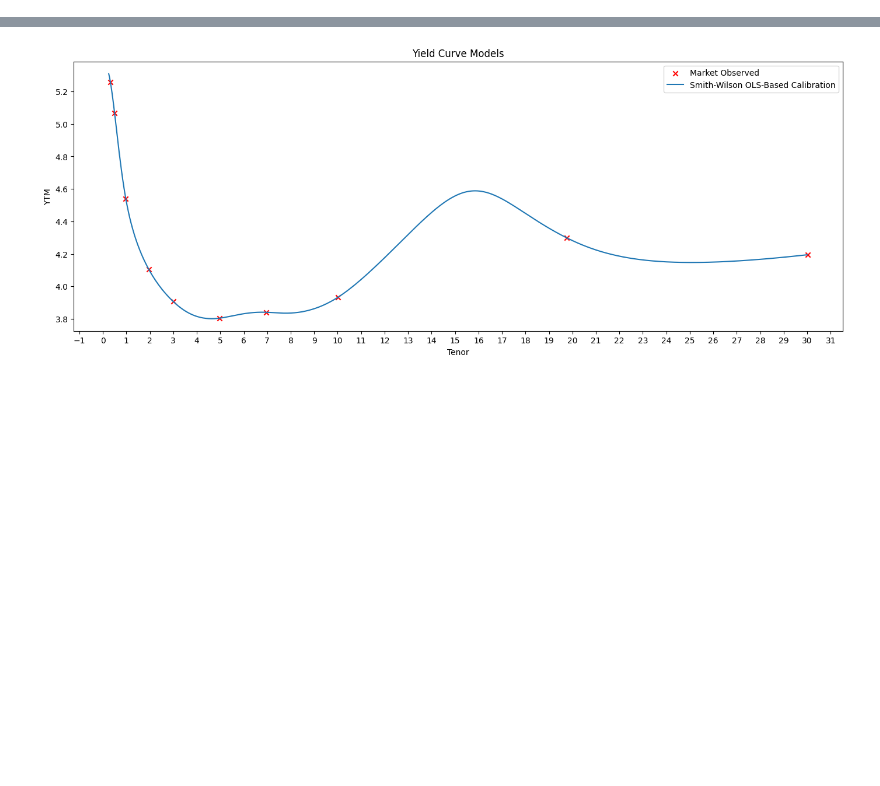
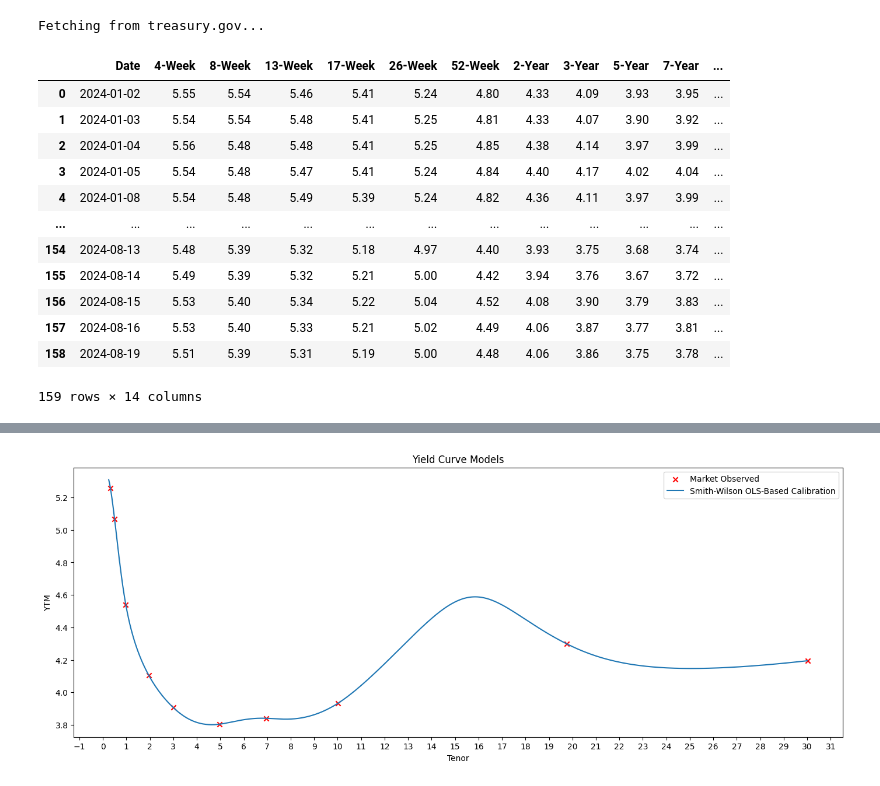
Before and after one commit to cleeclee123/Curvy-CUSIPs, a Jupyter notebook: temp.ipynb, the cells around one changed output, grey strips where cells are left out. Cells and saved outputs as stored; diff of their text form; code cells hidden in the pictures; blank space fills up the shorter version.

Commit message:
historical data fetching

```diff
--- a/temp.ipynb
+++ b/temp.ipynb
@@ -128,2 +139,26 @@ ct_df
+# %%
+cmt_yields_df = cusip_curve_builder.get_historical_cmt_yields(
+    start_date=datetime(2024, 1, 1),
+    end_date=datetime(2024, 8, 19),
+    use_treasury_par=True,
+    treasury_data_dir=r"C:\Users\chris\Curvy-CUSIPs\server\data\treasury",
+    # apply_long_term_extrapolation_factor=True,
+)
+cmt_yields_df
+# %% [output]
+Fetching from treasury.gov...
+|  | Date | 4-Week | 8-Week | 13-Week | 17-Week | 26-Week | 52-Week | 2-Year | 3-Year | 5-Year | 7-Year | ... |
+| 0 | 2024-01-02 | 5.55 | 5.54 | 5.46 | 5.41 | 5.24 | 4.80 | 4.33 | 4.09 | 3.93 | 3.95 | ... |
+| 1 | 2024-01-03 | 5.54 | 5.54 | 5.48 | 5.41 | 5.25 | 4.81 | 4.33 | 4.07 | 3.90 | 3.92 | ... |
+| 2 | 2024-01-04 | 5.56 | 5.48 | 5.48 | 5.41 | 5.25 | 4.85 | 4.38 | 4.14 | 3.97 | 3.99 | ... |
+| 3 | 2024-01-05 | 5.54 | 5.48 | 5.47 | 5.41 | 5.24 | 4.84 | 4.40 | 4.17 | 4.02 | 4.04 | ... |
+| 4 | 2024-01-08 | 5.54 | 5.48 | 5.49 | 5.39 | 5.24 | 4.82 | 4.36 | 4.11 | 3.97 | 3.99 | ... |
+| ... | ... | ... | ... | ... | ... | ... | ... | ... | ... | ... | ... | ... |
+| 154 | 2024-08-13 | 5.48 | 5.39 | 5.32 | 5.18 | 4.97 | 4.40 | 3.93 | 3.75 | 3.68 | 3.74 | ... |
+| 155 | 2024-08-14 | 5.49 | 5.39 | 5.32 | 5.21 | 5.00 | 4.42 | 3.94 | 3.76 | 3.67 | 3.72 | ... |
+| 156 | 2024-08-15 | 5.53 | 5.40 | 5.34 | 5.22 | 5.04 | 4.52 | 4.08 | 3.90 | 3.79 | 3.83 | ... |
+| 157 | 2024-08-16 | 5.53 | 5.40 | 5.33 | 5.21 | 5.02 | 4.49 | 4.06 | 3.87 | 3.77 | 3.81 | ... |
+| 158 | 2024-08-19 | 5.51 | 5.39 | 5.31 | 5.19 | 5.00 | 4.48 | 4.06 | 3.86 | 3.75 | 3.78 | ... |
+159 rows × 14 columns
 # %%
 df = cusip_curve_builder.build_curve_set(
```
Also changed, not shown: parts of 9 cells of this notebook, 5 other files.
